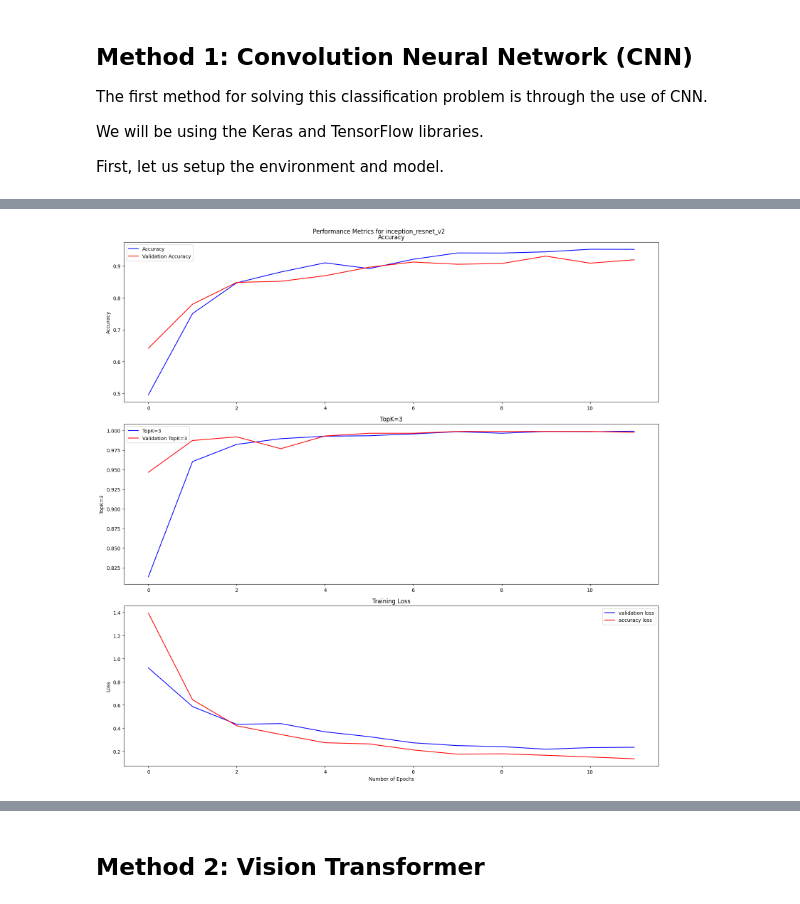
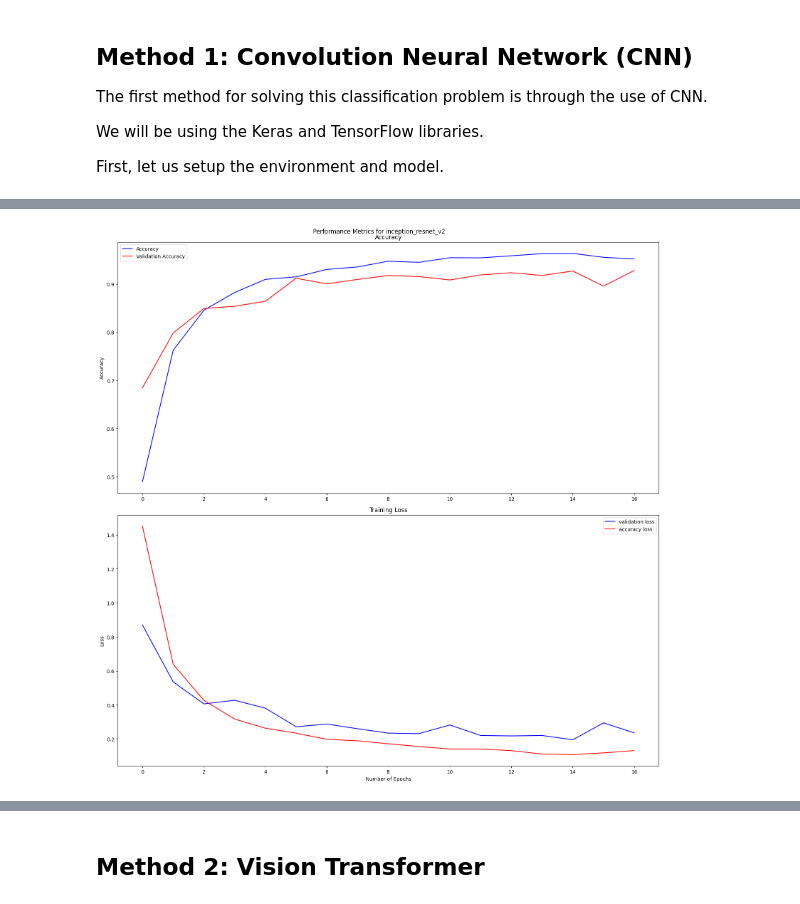
Before and after one commit to ktrin-u/KEY-Sugarcane-Image-Classifier, a Jupyter notebook: model_training.ipynb, the cells around one changed output, grey strips where cells are left out. Drawn from its saved outputs; the diff is of its cells as text; code cells hidden in the pictures.

```diff
--- a/model_training.ipynb
+++ b/model_training.ipynb
@@ -103,13 +83,9 @@ Using 862 files for validation.
 # %%
 # Compute class weights
-# Combine train_ds and val_ds class counts
-total_images = sum(class_count_train.values()) + sum(class_count_validation.values())
+total_images = sum(class_count.values())
 weights = {}
-for key in class_count_train:
-    # new_key = np.fromstring(key.strip("[]"), dtype=float, sep=" ").argmax()
-    weights[key] = total_images / (
-        (class_count_train[key] + class_count_validation[key]) * len(classes)
-    )
+for key in class_count:
+    weights[key] = total_images / (class_count[key] * len(classes))
 pprint(weights)
 # print(sum(weights.values()))
 
@@ -139,6 +115,7 @@ First, let us setup the environment and model.
 import keras
 import matplotlib.pyplot as plt
 from keras.api import applications
+import numpy as np
 
 EPOCHS = 30
 DROPOUT_RATE = 0.2
@@ -220,7 +197,6 @@ for model in models:
         loss=keras.losses.SparseCategoricalCrossentropy(),
         metrics=[
             keras.metrics.SparseCategoricalAccuracy(name="Accuracy"),
-            keras.metrics.SparseTopKCategoricalAccuracy(name="TopK", k=len(classes)//2),
         ],
     )
 
@@ -254,35 +262,27 @@ Epoch 12/30
 # %%
 def generate_metric_plots(history):
-    fig, axs = plt.subplots(3)
+    fig, axs = plt.subplots(2)
     fig.set_size_inches(w=16, h=16)
     fig.set_layout_engine("tight")
     fig.suptitle(f"Performance Metrics for {pre_trained_model.name}")
     axs[0].plot(history.history["Accuracy"], color="b", label="Accuracy")
     axs[0].plot(history.history["val_Accuracy"], color="r", label="Validation Accuracy")
     axs[0].set_title("Accuracy")
     axs[0].set_ylabel("Accuracy")
     axs[0].legend()
 
-    # show the f1_score
-    topK = f"TopK={len(classes)//2}"
-    axs[1].plot(history.history["TopK"], color="b", label=topK)
-    axs[1].plot(history.history["val_TopK"], color="r", label=f"Validation {topK}")
-    axs[1].set_title(topK)
-    axs[1].set_ylabel(topK)
+    # show the training (and validation) loss
+    axs[1].plot(history.history["val_loss"], color="b", label="validation loss")
+    axs[1].plot(history.history["loss"], color="r", label="accuracy loss")
+    axs[1].set_title("Training Loss")
+    axs[1].set_xlabel("Number of Epochs")
+    axs[1].set_ylabel("Loss")
     axs[1].legend()
-
-    # show the training (and validation) loss
-    axs[2].plot(history.history["val_loss"], color="b", label="validation loss")
-    axs[2].plot(history.history["loss"], color="r", label="accuracy loss")
-    axs[2].set_title("Training Loss")
-    axs[2].set_xlabel("Number of Epochs")
-    axs[2].set_ylabel("Loss")
-    axs[2].legend()
     plt.show()
     fig.savefig(f"./results/graph/{model_label}.png")
 
 
 generate_metric_plots(history)
 # %% [output]
-[figure, old version]
+[figure, new version]
 # %%
```
Also changed, not shown: parts of 5 cells of this notebook.
